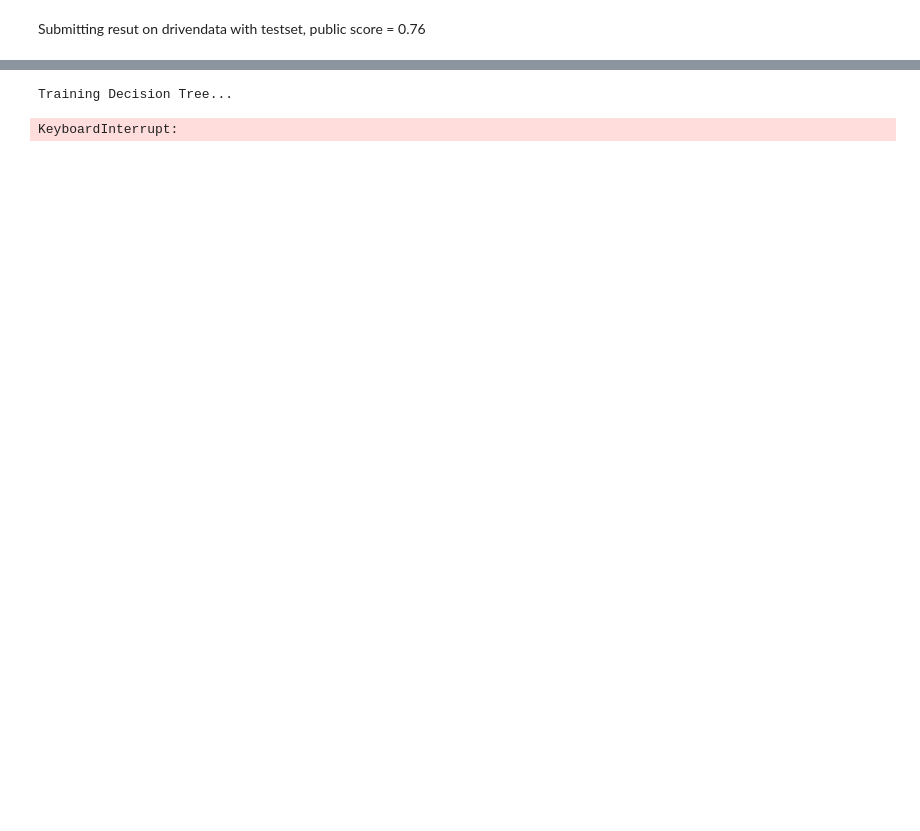
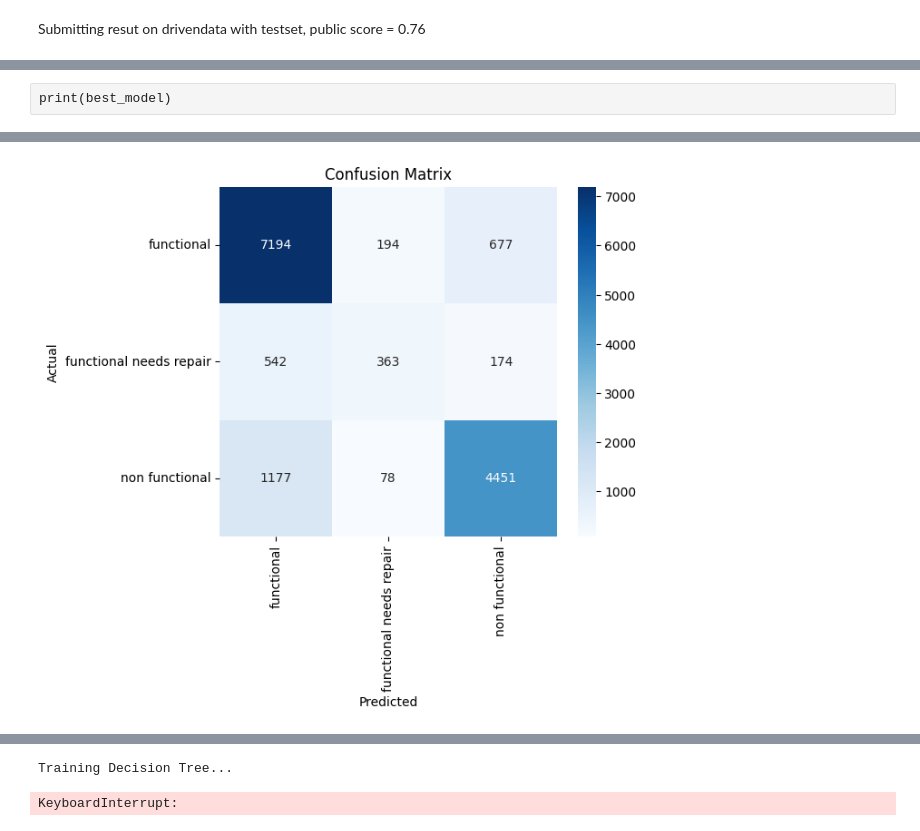
Before and after one commit to shakeeluetp1041/DataDrip, a Jupyter notebook: notebooks/data_pipeline-Copy1.ipynb, the cells around one changed output, grey strips where cells are left out. Drawn from its saved outputs; the diff is of its cells as text; code cells hidden in the pictures; blank space fills up the shorter version.

Commit message:
evaluation metrics

```diff
--- a/notebooks/data_pipeline-Copy1.ipynb
+++ b/notebooks/data_pipeline-Copy1.ipynb
@@ -218,5 +226,11 @@ preprocessor = ColumnTransformer([
     ('num', numeric_transformer, numeric_features),
     ('cat', categorical_transformer, categorical_features)
 ])
+# %%
+from sklearn.preprocessing import LabelEncoder
+
+le = LabelEncoder()
+y_train_encoded = le.fit_transform(y_train)
+y_test_encoded = le.transform(y_test)  # for evaluation later
 # %%
 from sklearn.ensemble import RandomForestClassifier
@@ -228,4 +252,4 @@ full_pipeline = Pipeline([
 ])
 # %%
-full_pipeline.fit(X_train, y_train)
+full_pipeline.fit(X_train, y_train_encoded)
 preds = full_pipeline.predict(X_test)
@@ -285,0 +303,9 @@ Pipeline(steps=[('context_imputer', GeoContextImputer()),
+# %%
+grid.fit(X_train, y_train_encoded)
+
+print("Best parameters:", grid.best_params_)
+print("Best cross-validation score:", grid.best_score_)
+
+# Predict using the best model
+best_model = grid.best_estimator_
+y_pred = best_model.predict(X_test)
@@ -285,0 +333,57 @@ Pipeline(steps=[('context_imputer', GeoContextImputer()),
+# %% [raw]
+print(best_model)
+# %%
+from sklearn.metrics import (
+    accuracy_score, precision_score, recall_score, f1_score,
+    classification_report, confusion_matrix, log_loss,
+    roc_auc_score, cohen_kappa_score
+)
+import seaborn as sns
+import matplotlib.pyplot as plt
+import pandas as pd
+
+# Label decoding if needed
+y_true = y_test_encoded
+y_pred_labels = y_pred  # use inverse_transform(y_pred) if label encoded
+y_proba = full_pipeline.predict_proba(X_test)  # must be available for log_loss/roc_auc
+
+# Basic Scores
+print("📊 Accuracy:", accuracy_score(y_true, y_pred_labels))
+print("🎯 Precision (macro):", precision_score(y_true, y_pred_labels, average='macro'))
+print("🎯 Recall (macro):", recall_score(y_true, y_pred_labels, average='macro'))
+print("🎯 F1 Score (macro):", f1_score(y_true, y_pred_labels, average='macro'))
+print("🎯 F1 Score (weighted):", f1_score(y_true, y_pred_labels, average='weighted'))
+
+# Cohen's Kappa
+print("🧠 Cohen’s Kappa:", cohen_kappa_score(y_true, y_pred_labels))
+
+# Log Loss (requires probabilities)
+try:
+    print("📉 Log Loss:", log_loss(y_true, y_proba))
+except:
+    print("⚠️ Log loss not available (no predict_proba)")
+
+# ROC AUC (multiclass)
+try:
+    print("📈 ROC AUC Score (OvR):", roc_auc_score(y_true, y_proba, multi_class='ovr'))
+except:
+    print("⚠️ ROC AUC not available (no predict_proba)")
+
+# Classification Report
+print("\n🧾 Classification Report:")
+print(classification_report(y_true, y_pred_labels, target_names=le.classes_))
+
+# Confusion Matrix Plot
+cm = confusion_matrix(y_true, y_pred_labels)
+plt.figure(figsize=(6, 5))
+sns.heatmap(cm, annot=True, fmt='d', cmap='Blues', xticklabels=le.classes_, yticklabels=le.classes_)
+plt.xlabel("Predicted")
+plt.ylabel("Actual")
+plt.title("Confusion Matrix")
+plt.show()
+
+# Prediction Distribution vs True Distribution
+print("\n🔍 Class distribution comparison:")
+print("Predicted:", pd.Series(y_pred_labels).value_counts(normalize=True).sort_index())
+print("True:     ", pd.Series(y_true).value_counts(normalize=True).sort_index())
+# %% [output]
@@ -285,0 +409 @@ Pipeline(steps=[('context_imputer', GeoContextImputer()),
+[figure, added]
```
Also changed, not shown: parts of 13 cells of this notebook, 1 other file.
